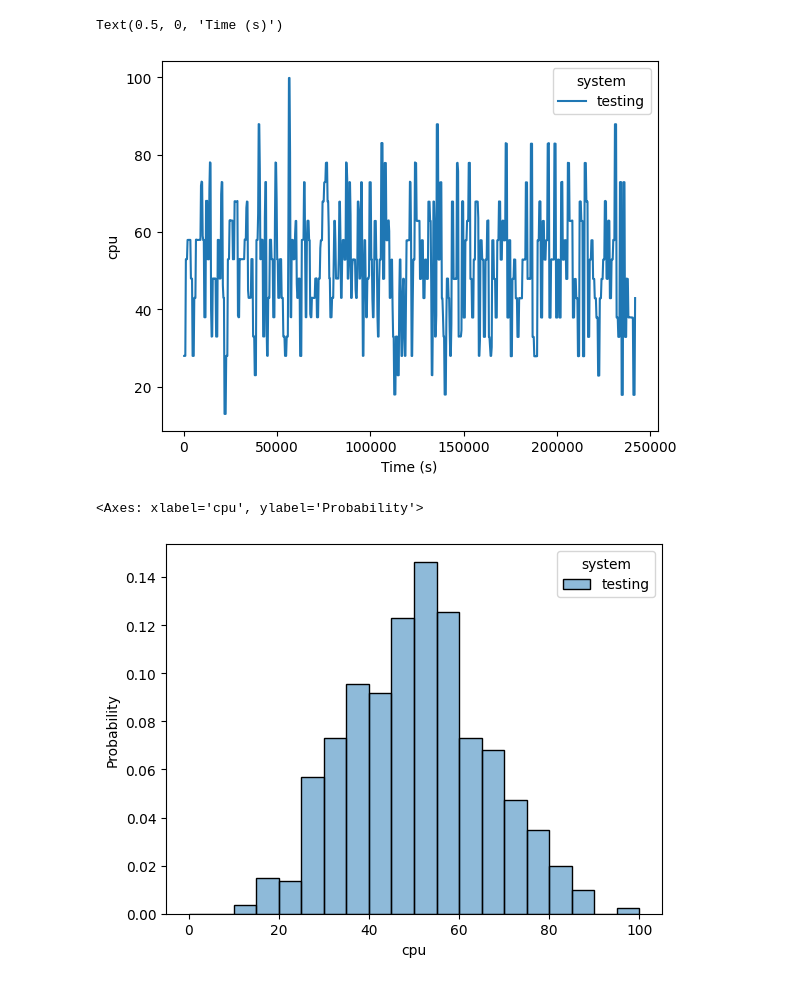
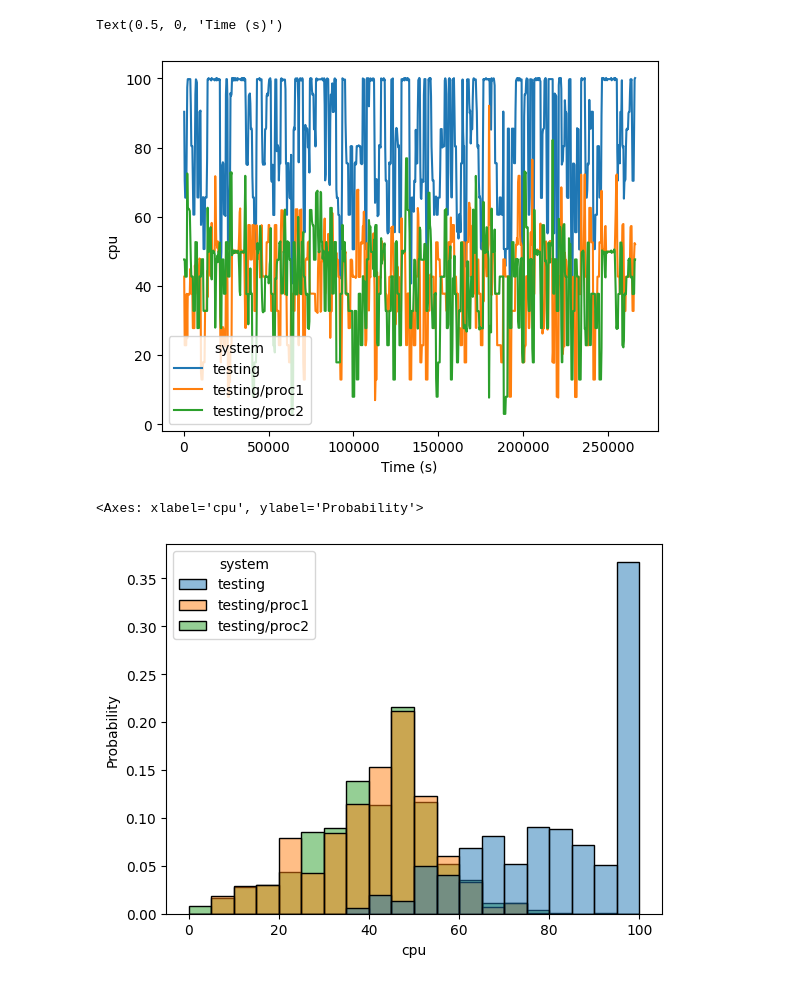
Before and after one commit to ethan-vanderheijden/pvn-dataset, a Jupyter notebook: resources/plot_utilization.ipynb, the cells around one changed output. Cells and saved outputs as stored; diff of their text form; code cells hidden in the pictures.

Commit message:
Measure and simulate combined CPU usage during collocation.

```diff
--- a/resources/plot_utilization.ipynb
+++ b/resources/plot_utilization.ipynb
@@ -2,25 +2,25 @@
 import pandas as pd
 import seaborn as sns
 
-DATA_FILE = "temp.csv"
+DATA_FILE = "combined.csv"
 FIELD = "cpu"
-FILTER_SYSTEM = "testing"
+FILTER_OUT_SYSTEM = "systemwide"
 # %%
 # Timeseries
 data = pd.read_csv(DATA_FILE)
 
-if FILTER_SYSTEM:
-    data = data[data["system"] == FILTER_SYSTEM]
+if FILTER_OUT_SYSTEM:
+    data = data[data["system"] != FILTER_OUT_SYSTEM]
 # data["cpu"] = data["cpu"] / 100
 
 plot = sns.lineplot(data=data, x="time", y=FIELD, hue="system")
 plot.set_xlabel("Time (s)")
 # %% [output]
 Text(0.5, 0, 'Time (s)')
-[figure, old version]
+[figure, new version]
 # %%
 # Histogram
-sns.histplot(data=data, x=FIELD, hue="system", element="bars", stat="probability", common_norm=False)
+sns.histplot(data=data, x=FIELD, hue="system", element="bars", stat="probability", common_norm=False, binrange=(0, 100), binwidth=5)
 # %% [output]
 <Axes: xlabel='cpu', ylabel='Probability'>
-[figure, old version]
+[figure, new version]
```
Also changed, not shown: 4 other files.
